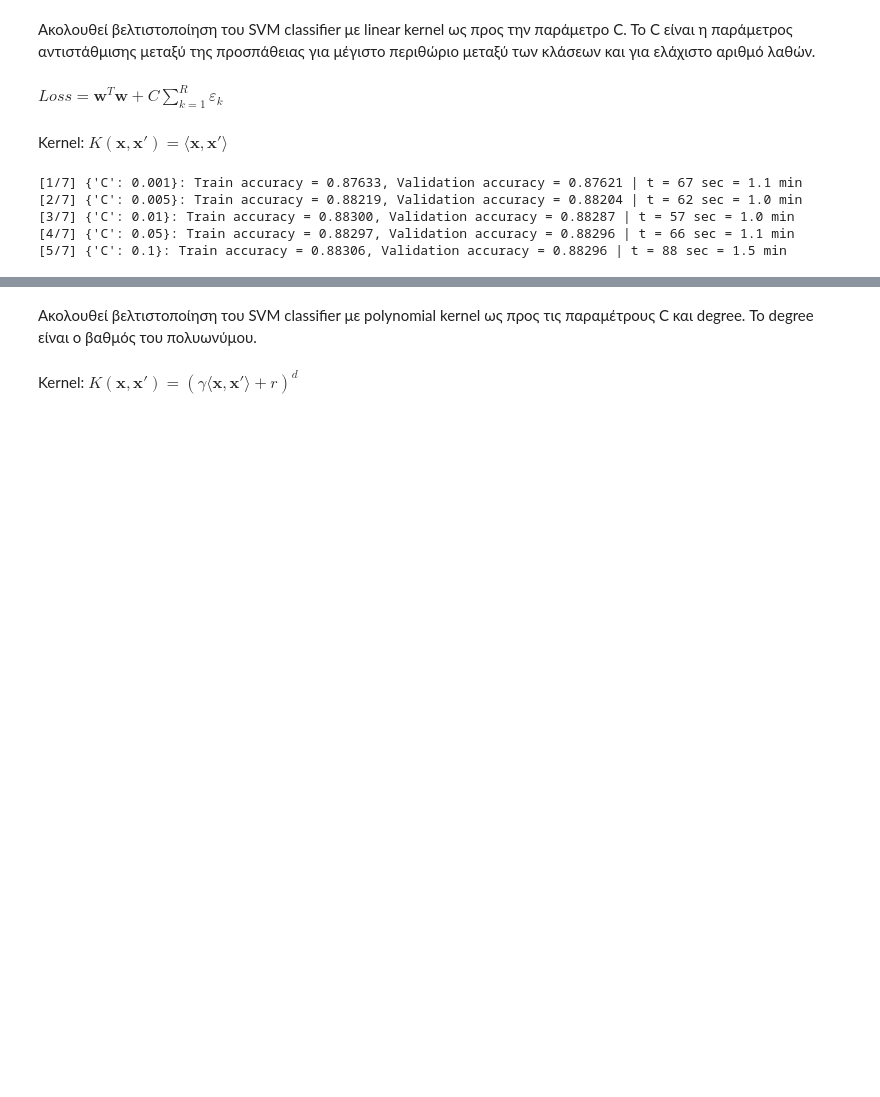
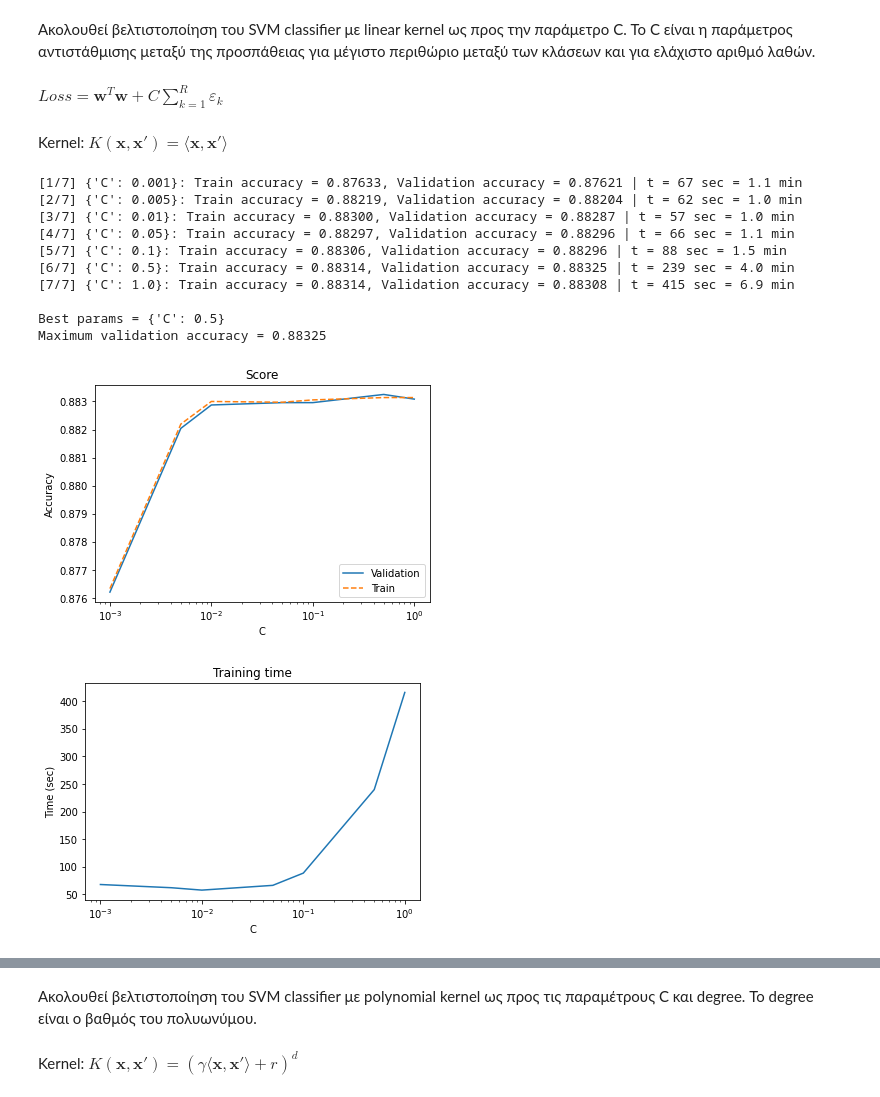
Before and after one commit to agaitanis/msc_ci, a Jupyter notebook: project_1/mnist.ipynb, the cells around one changed output, grey strips where cells are left out. Saved outputs shown, nothing was run; the diff lists cells and outputs as text; code cells hidden in the pictures; blank space fills up the shorter version.

```diff
--- a/project_1/mnist.ipynb
+++ b/project_1/mnist.ipynb
@@ -345,0 +343,16 @@ def evaluate_model(model, best_params, x_train, y_train, x_test, y_test):
+# %%
+from sklearn import dummy
+
+model = dummy.DummyClassifier(strategy='most_frequent', random_state=0)
+
+t1 = time()
+model.fit(x_train, y_train)
+t2 = time()
+y_train_pred = model.predict(x_train)
+y_test_pred = model.predict(x_test)
+
+dummy_acc = metrics.accuracy_score(y_test, y_test_pred)
+
+print('Training time = {} sec'.format(int(t2 - t1)))
+print('Train accuracy =', metrics.accuracy_score(y_train, y_train_pred))
+print('Test accuracy =', metrics.accuracy_score(y_test, y_test_pred))
@@ -359,13 +376,21 @@ param_dict = {
 }
 
 model = svm.SVC(kernel='linear')
-results = grid_search(model, param_dict, x_train, y_train, x_val, y_val, verbose=2)
+results = grid_search(model, param_dict, x_train, y_train, x_val, y_val, verbose=1)
 # %% [output]
 [1/7] {'C': 0.001}: Train accuracy = 0.87633, Validation accuracy = 0.87621 | t = 67 sec = 1.1 min
 [2/7] {'C': 0.005}: Train accuracy = 0.88219, Validation accuracy = 0.88204 | t = 62 sec = 1.0 min
 [3/7] {'C': 0.01}: Train accuracy = 0.88300, Validation accuracy = 0.88287 | t = 57 sec = 1.0 min
 [4/7] {'C': 0.05}: Train accuracy = 0.88297, Validation accuracy = 0.88296 | t = 66 sec = 1.1 min
 [5/7] {'C': 0.1}: Train accuracy = 0.88306, Validation accuracy = 0.88296 | t = 88 sec = 1.5 min
+[6/7] {'C': 0.5}: Train accuracy = 0.88314, Validation accuracy = 0.88325 | t = 239 sec = 4.0 min
+[7/7] {'C': 1.0}: Train accuracy = 0.88314, Validation accuracy = 0.88308 | t = 415 sec = 6.9 min
+
+Best params = {'C': 0.5}
+Maximum validation accuracy = 0.88325
 # %%
-plot_grid_search(results, "C", "log")
+plot_grid_search(results, 'C', None, 'log')
+# %% [output]
+[figure, added]
+[figure, added]
 # %%
```
Also changed, not shown: parts of 56 cells of this notebook, 2 other files.
